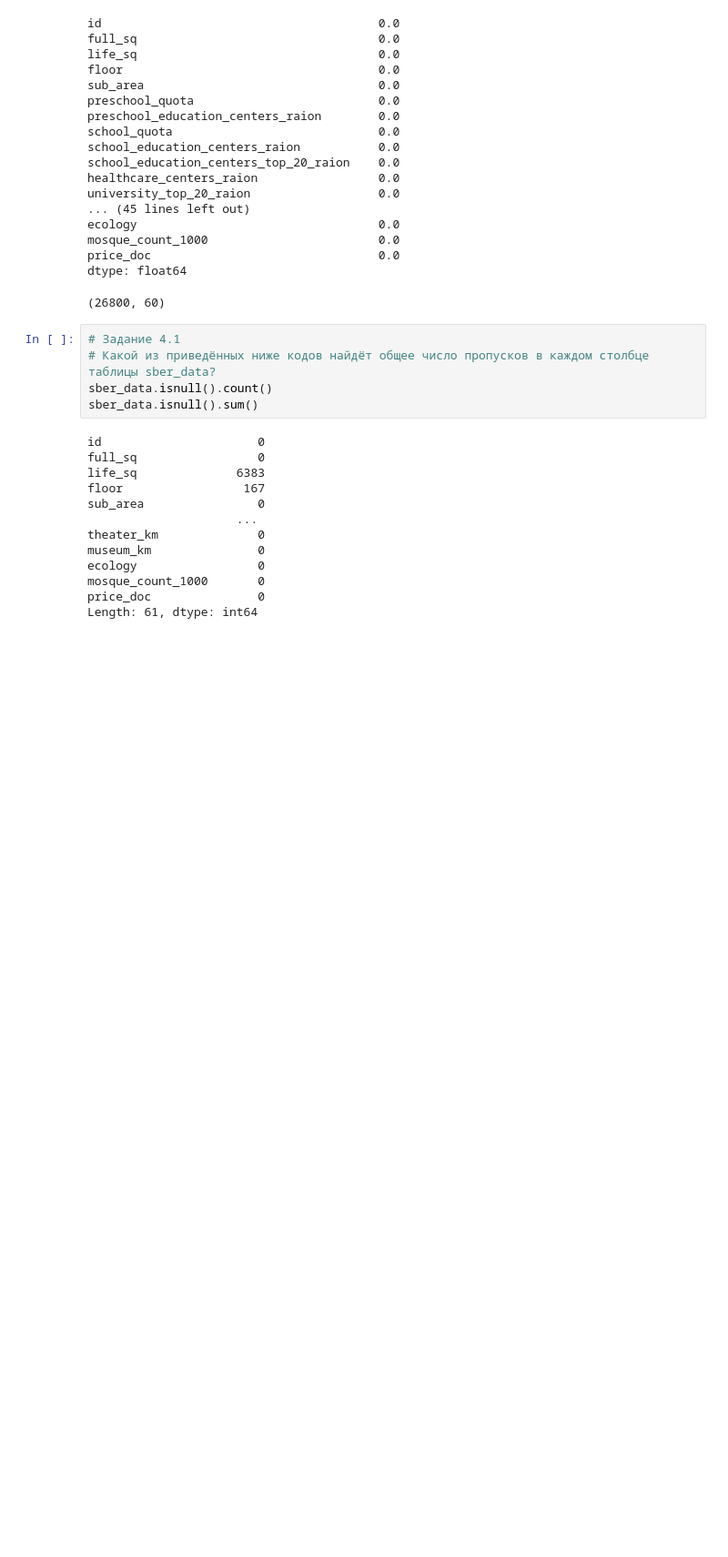
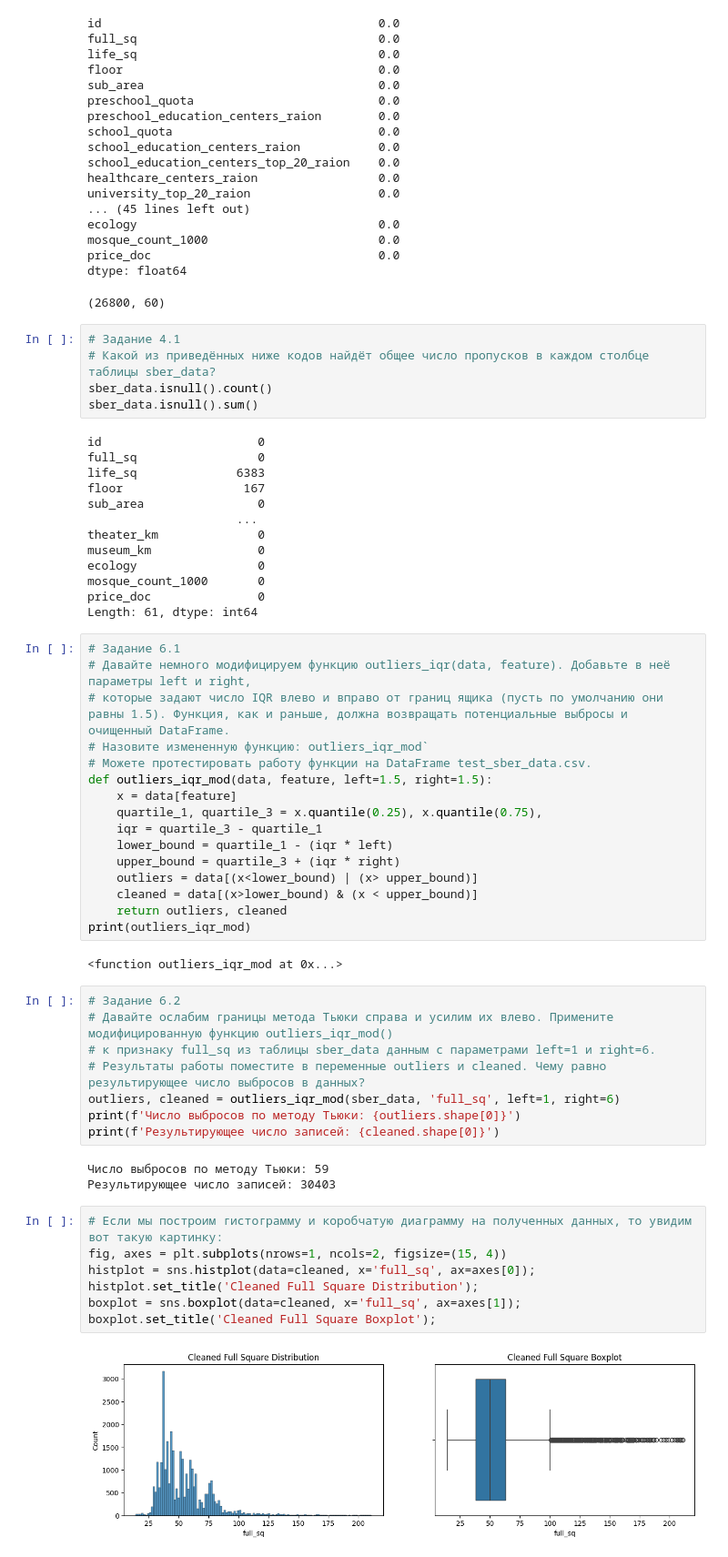
Before and after one commit to olesyaRU/OlesyaRuban, a Jupyter notebook: PY5.Очистка данных2/sber_data.ipynb, the cells around one changed output. Shown: that part at 91% size. Cells and saved outputs as stored; diff of their text form; blank space fills up the shorter version.

```diff
--- a/PY5.Очистка данных2/sber_data.ipynb
+++ b/PY5.Очистка данных2/sber_data.ipynb
@@ -357,3 +357,41 @@ ecology                 0
 mosque_count_1000       0
 price_doc               0
 Length: 61, dtype: int64
+# %%
+# Задание 6.1
+# Давайте немного модифицируем функцию outliers_iqr(data, feature). Добавьте в неё параметры left и right,
+# которые задают число IQR влево и вправо от границ ящика (пусть по умолчанию они равны 1.5). Функция, как и раньше, должна возвращать потенциальные выбросы и очищенный DataFrame.
+# Назовите измененную функцию: outliers_iqr_mod`
+# Можете протестировать работу функции на DataFrame test_sber_data.csv.
+def outliers_iqr_mod(data, feature, left=1.5, right=1.5):
+    x = data[feature]
+    quartile_1, quartile_3 = x.quantile(0.25), x.quantile(0.75),
+    iqr = quartile_3 - quartile_1
+    lower_bound = quartile_1 - (iqr * left)
+    upper_bound = quartile_3 + (iqr * right)
+    outliers = data[(x<lower_bound) | (x> upper_bound)]
+    cleaned = data[(x>lower_bound) & (x < upper_bound)]
+    return outliers, cleaned
+print(outliers_iqr_mod)
+# %% [output]
+<function outliers_iqr_mod at 0x...>
+# %%
+# Задание 6.2
+# Давайте ослабим границы метода Тьюки справа и усилим их влево. Примените модифицированную функцию outliers_iqr_mod()
+# к признаку full_sq из таблицы sber_data данным с параметрами left=1 и right=6.
+# Результаты работы поместите в переменные outliers и cleaned. Чему равно результирующее число выбросов в данных?
+outliers, cleaned = outliers_iqr_mod(sber_data, 'full_sq', left=1, right=6)
+print(f'Число выбросов по методу Тьюки: {outliers.shape[0]}')
+print(f'Результирующее число записей: {cleaned.shape[0]}')
+# %% [output]
+Число выбросов по методу Тьюки: 59
+Результирующее число записей: 30403
+# %%
+# Если мы построим гистограмму и коробчатую диаграмму на полученных данных, то увидим вот такую картинку:
+fig, axes = plt.subplots(nrows=1, ncols=2, figsize=(15, 4))
+histplot = sns.histplot(data=cleaned, x='full_sq', ax=axes[0]);
+histplot.set_title('Cleaned Full Square Distribution');
+boxplot = sns.boxplot(data=cleaned, x='full_sq', ax=axes[1]);
+boxplot.set_title('Cleaned Full Square Boxplot');
+# %% [output]
+[figure, added]
```
Also changed, not shown: parts of 17 cells of this notebook, 5 other files.
